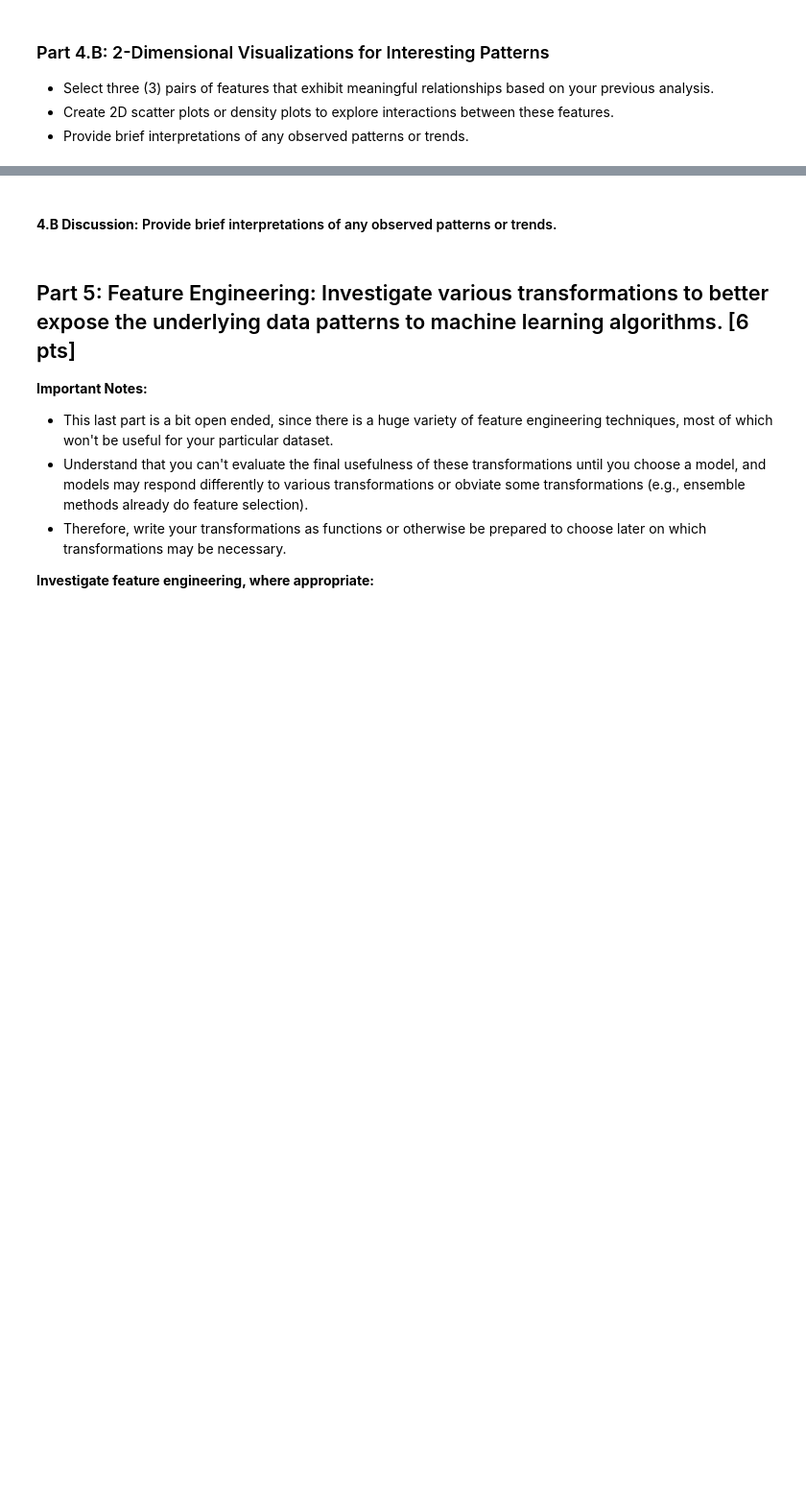
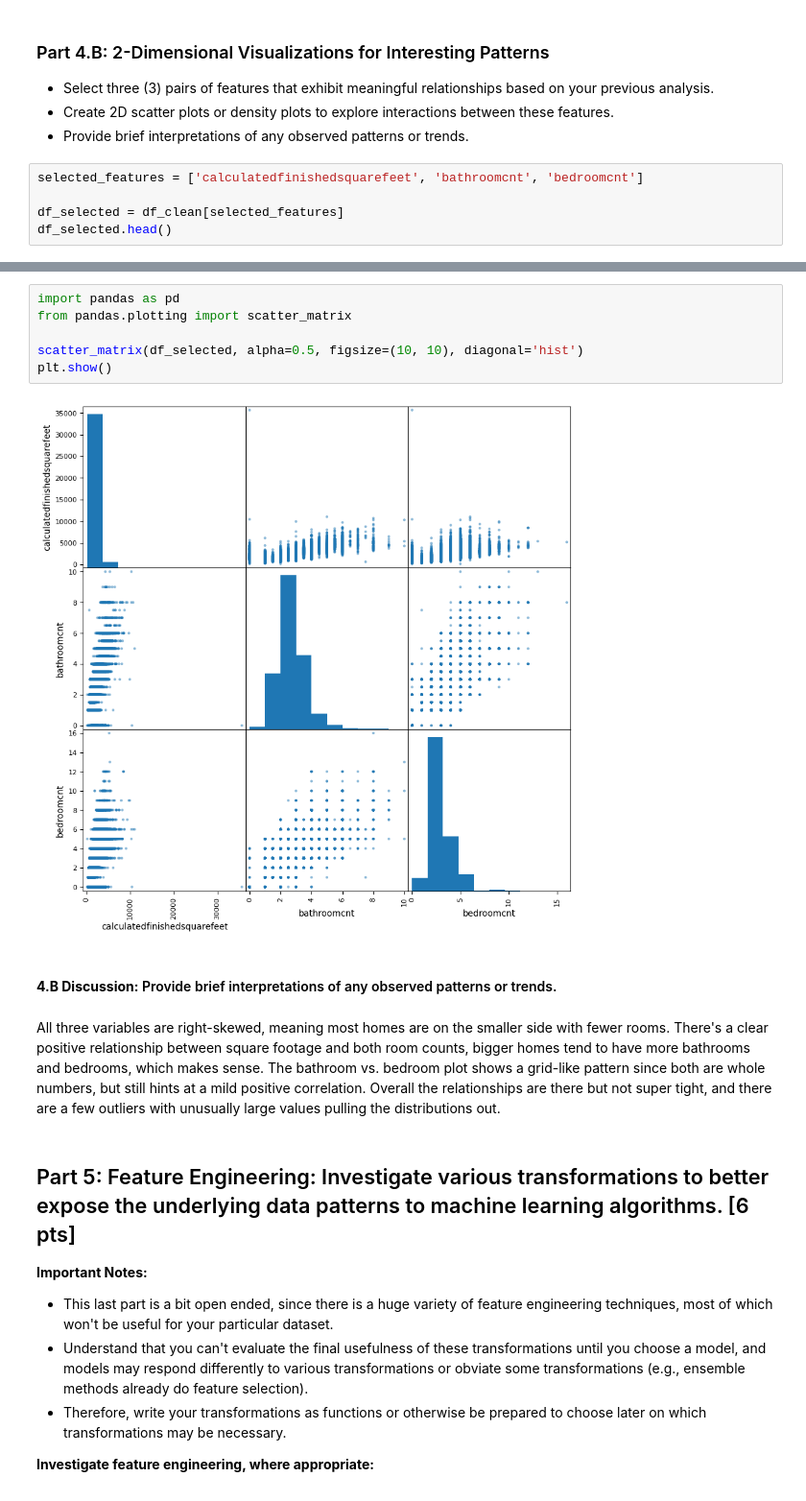
Before and after one commit to nallen35/DX_603_final, a Jupyter notebook: Milestone_01.ipynb, the cells around one changed output, grey strips where cells are left out. Shown at 96% size. Saved outputs shown, nothing was run; the diff lists cells and outputs as text; blank space fills up the shorter version.

```diff
--- a/Milestone_01.ipynb
+++ b/Milestone_01.ipynb
@@ -601,3 +704,8 @@ Pay particular attention to especially interesting and/or strongly correlated fe
    - Select three (3) pairs of features that exhibit meaningful relationships based on your previous analysis.
    - Create 2D scatter plots or density plots to explore interactions between these features.
    - Provide brief interpretations of any observed patterns or trends.
+# %%
+selected_features = ['calculatedfinishedsquarefeet', 'bathroomcnt', 'bedroomcnt']
+
+df_selected = df_clean[selected_features]
+df_selected.head()
@@ -604,5 +719,15 @@ Pay particular attention to especially interesting and/or strongly correlated fe
+# %%
+import pandas as pd
+from pandas.plotting import scatter_matrix
+
+scatter_matrix(df_selected, alpha=0.5, figsize=(10, 10), diagonal='hist')
+plt.show()
+# %% [output]
+[figure, added]
 # %% [markdown]
 #### **4.B Discussion:** Provide brief interpretations of any observed patterns or trends.
+# %% [markdown]
+All three variables are right-skewed, meaning most homes are on the smaller side with fewer rooms. There's a clear positive relationship between square footage and both room counts, bigger homes tend to have more bathrooms and bedrooms, which makes sense. The bathroom vs. bedroom plot shows a grid-like pattern since both are whole numbers, but still hints at a mild positive correlation. Overall the relationships are there but not super tight, and there are a few outliers with unusually large values pulling the distributions out.
 # %% [markdown]
 ## Part 5:  Feature Engineering: Investigate various transformations to better expose the underlying data patterns to machine learning algorithms. [6 pts]
 
```
Also changed, not shown: parts of 10 cells of this notebook.
